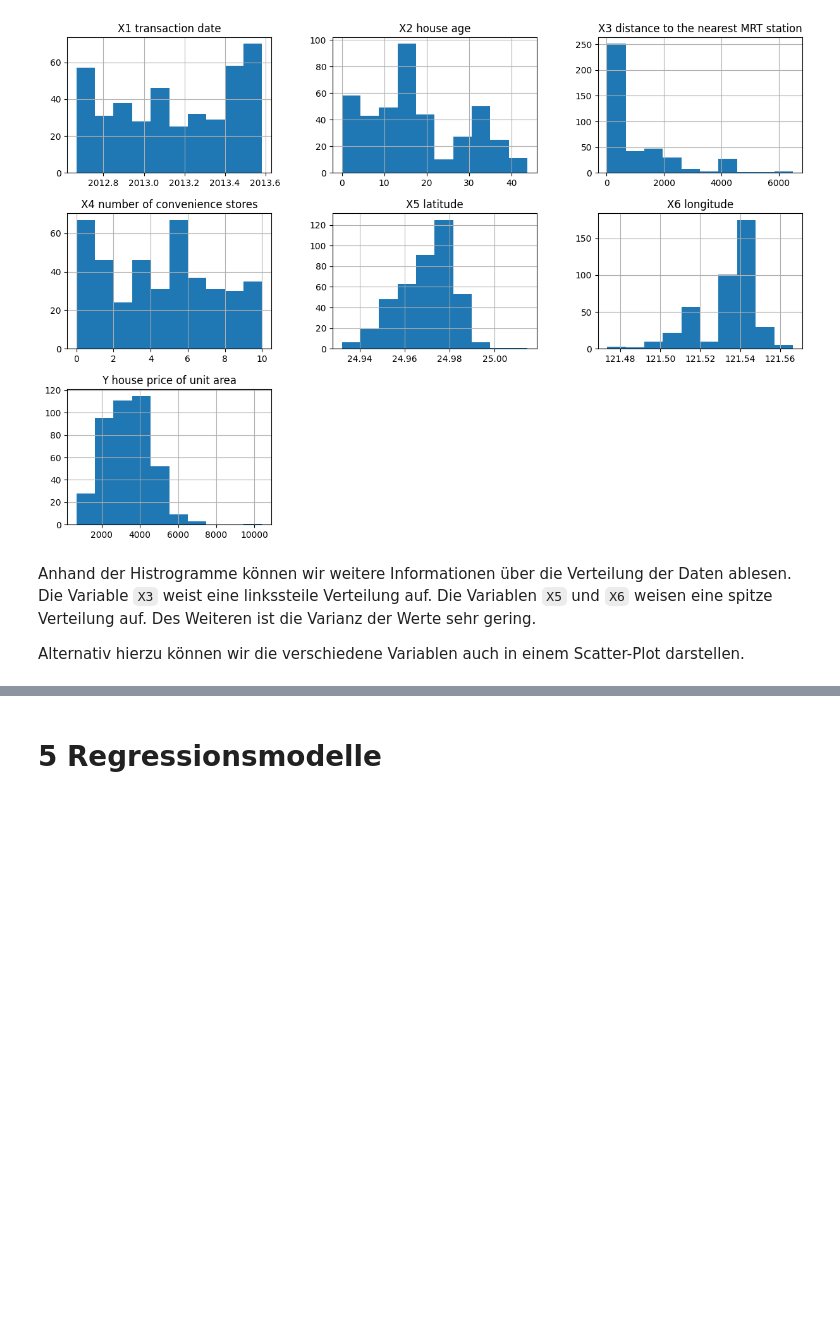
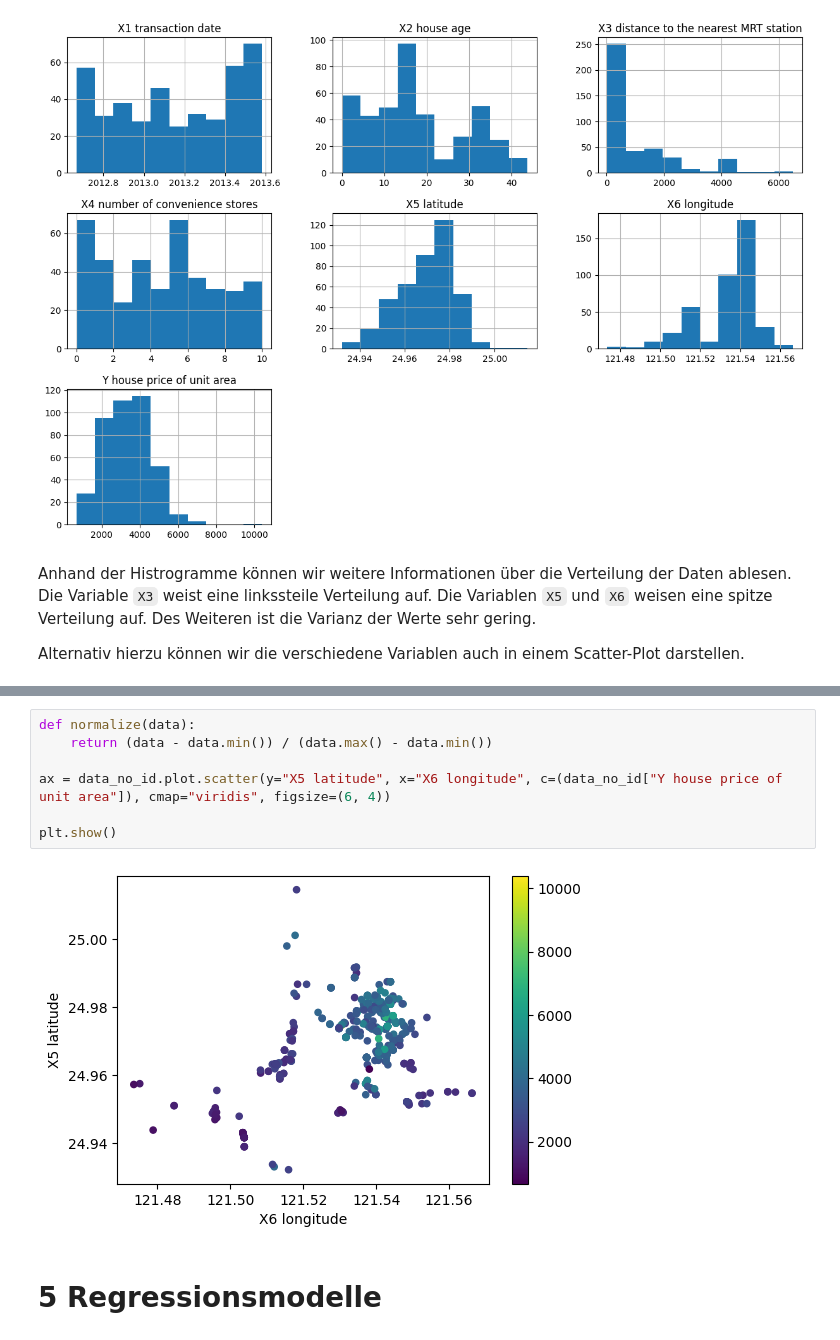
Before and after one commit to TillWege/dm-ml, a Jupyter notebook: paper.ipynb, the cells around one changed output, grey strips where cells are left out. Cells and saved outputs as stored; diff of their text form; blank space fills up the shorter version.

```diff
--- a/paper.ipynb
+++ b/paper.ipynb
@@ -227,3 +226,12 @@ for ax in vars.head():
+# %%
+def normalize(data):
+    return (data - data.min()) / (data.max() - data.min())
+
+ax = data_no_id.plot.scatter(y="X5 latitude", x="X6 longitude", c=(data_no_id["Y house price of unit area"]), cmap="viridis", figsize=(6, 4))
+
+plt.show()
+# %% [output]
+[figure, added]
 # %% [markdown]
 <h1 id="reg">5 Regressionsmodelle</h2>
 # %% [markdown]
```
Also changed, not shown: parts of 1 cell of this notebook.
